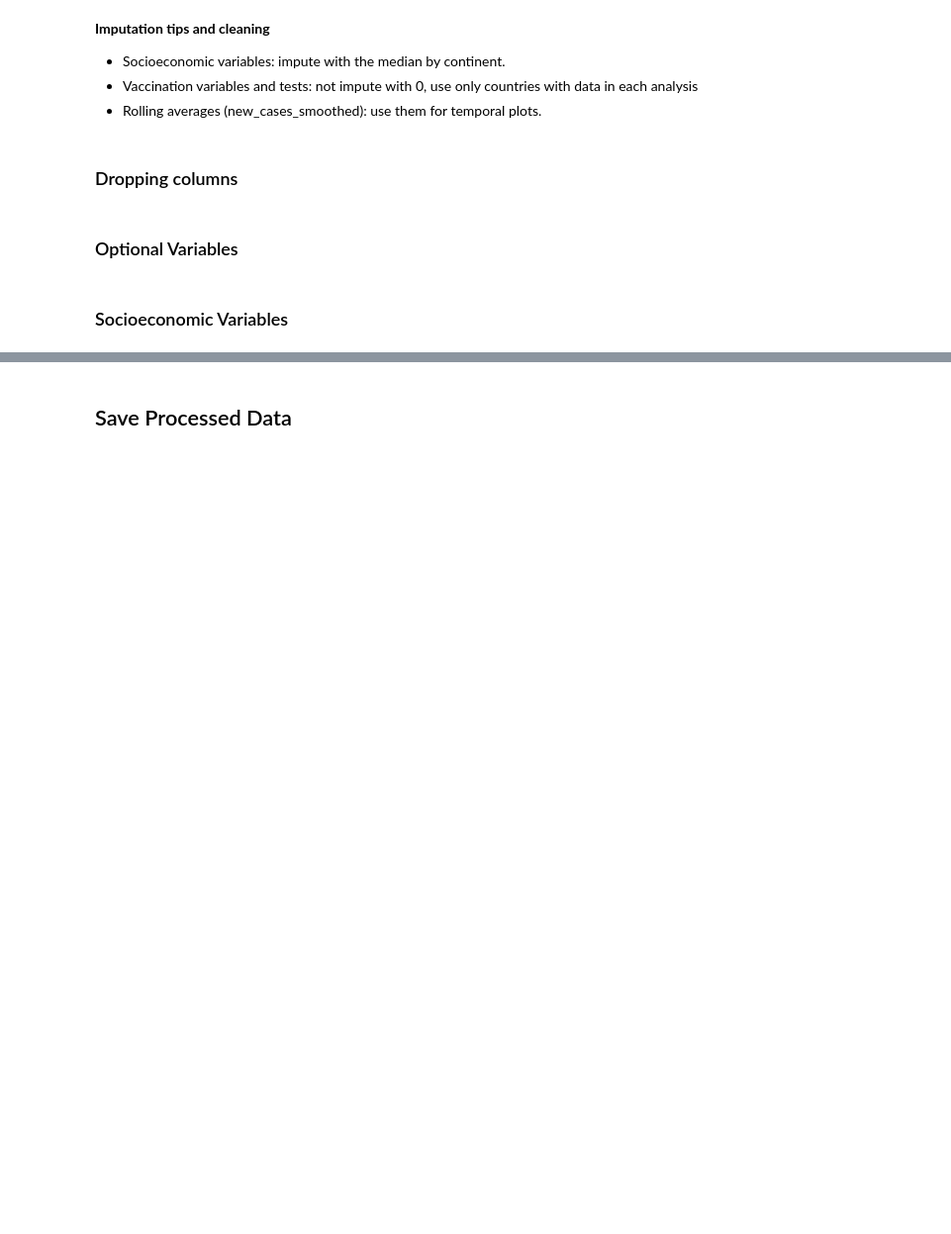
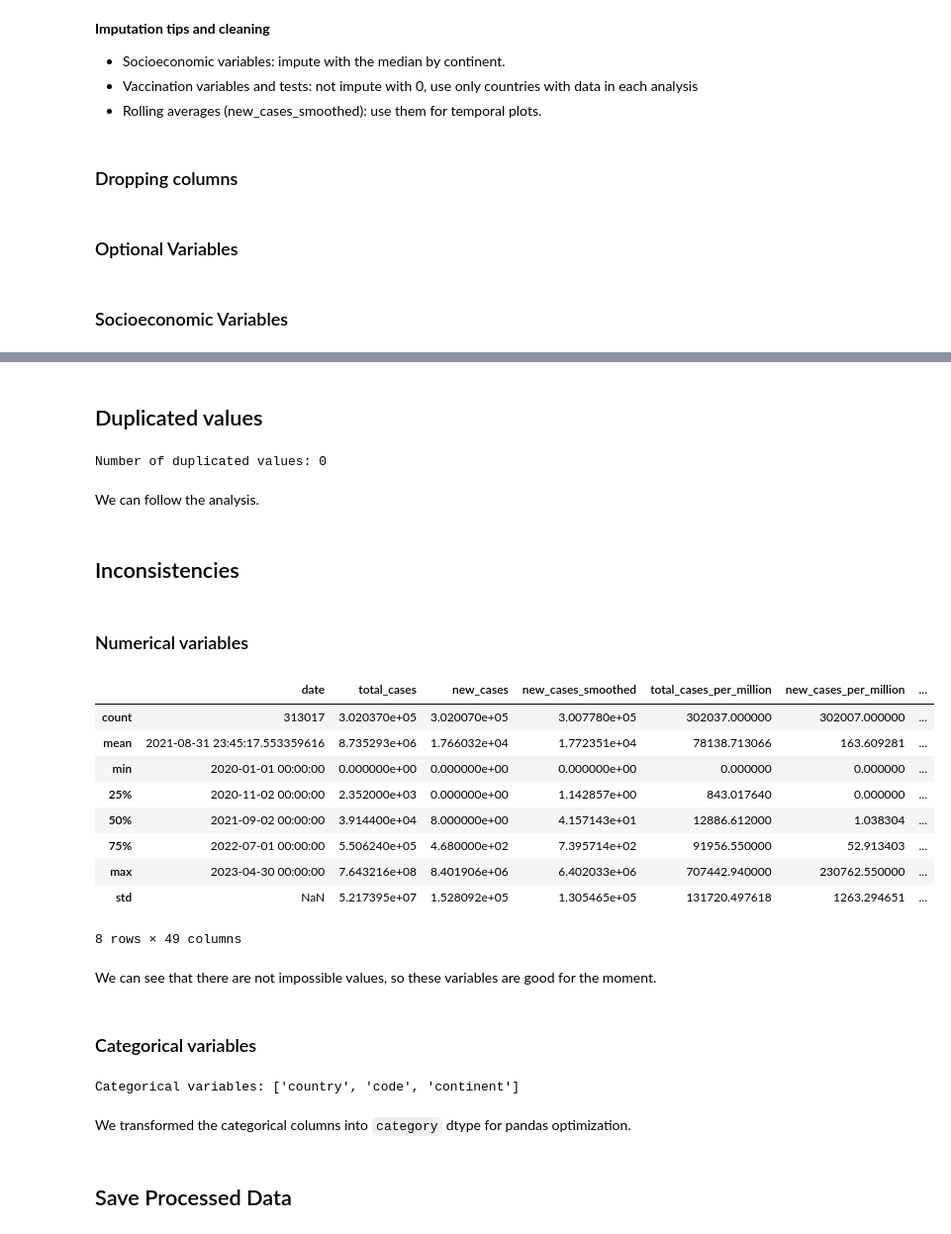
Before and after one commit to pablotutor/EDA-COVID-19, a Jupyter notebook: notebooks/02_data_cleaning.ipynb, the cells around one changed output, grey strips where cells are left out. Shown at 99% size. Drawn from its saved outputs; the diff is of its cells as text; code cells hidden in the pictures; blank space fills up the shorter version.

```diff
--- a/notebooks/02_data_cleaning.ipynb
+++ b/notebooks/02_data_cleaning.ipynb
@@ -63,3 +71,5 @@ Length: 61, dtype: object
+# %%
+df = df[df["date"] < "2023-05-01"]
 # %% [markdown]
 ## Missing Values
 # %%
@@ -151,0 +140,35 @@ dtype: float64
+# %% [markdown]
+## Duplicated values
+# %%
+duplicates = df.duplicated(subset=["country", "date"]).isna().sum()
+print(f"Number of duplicated values: {duplicates}")
+# %% [output]
+Number of duplicated values: 0
+# %% [markdown]
+We can follow the analysis.
+# %% [markdown]
+## Inconsistencies
+# %% [markdown]
+### Numerical variables
+# %%
+df.describe()
+# %% [output]
+|  | date | total_cases | new_cases | new_cases_smoothed | total_cases_per_million | new_cases_per_million | ... |
+| count | 313017 | 3.020370e+05 | 3.020070e+05 | 3.007780e+05 | 302037.000000 | 302007.000000 | ... |
+| mean | 2021-08-31 23:45:17.553359616 | 8.735293e+06 | 1.766032e+04 | 1.772351e+04 | 78138.713066 | 163.609281 | ... |
+| min | 2020-01-01 00:00:00 | 0.000000e+00 | 0.000000e+00 | 0.000000e+00 | 0.000000 | 0.000000 | ... |
+| 25% | 2020-11-02 00:00:00 | 2.352000e+03 | 0.000000e+00 | 1.142857e+00 | 843.017640 | 0.000000 | ... |
+| 50% | 2021-09-02 00:00:00 | 3.914400e+04 | 8.000000e+00 | 4.157143e+01 | 12886.612000 | 1.038304 | ... |
+| 75% | 2022-07-01 00:00:00 | 5.506240e+05 | 4.680000e+02 | 7.395714e+02 | 91956.550000 | 52.913403 | ... |
+| max | 2023-04-30 00:00:00 | 7.643216e+08 | 8.401906e+06 | 6.402033e+06 | 707442.940000 | 230762.550000 | ... |
+| std | NaN | 5.217395e+07 | 1.528092e+05 | 1.305465e+05 | 131720.497618 | 1263.294651 | ... |
+8 rows × 49 columns
+# %% [markdown]
+We can see that there are not impossible values, so these variables are good for the moment.
+# %% [markdown]
+### Categorical variables
+# %%
+categorical_cols = df.select_dtypes(include=["object", "category"]).columns.tolist()
+print("Categorical variables:", categorical_cols)
+# %% [output]
+Categorical variables: ['country', 'code', 'continent']
@@ -152,2 +178,4 @@ dtype: float64
+# %% [markdown]
+We transformed the categorical columns into `category` dtype for pandas optimization.
 # %% [markdown]
 ## Save Processed Data
```
Also changed, not shown: parts of 12 cells of this notebook, 10 other files.
